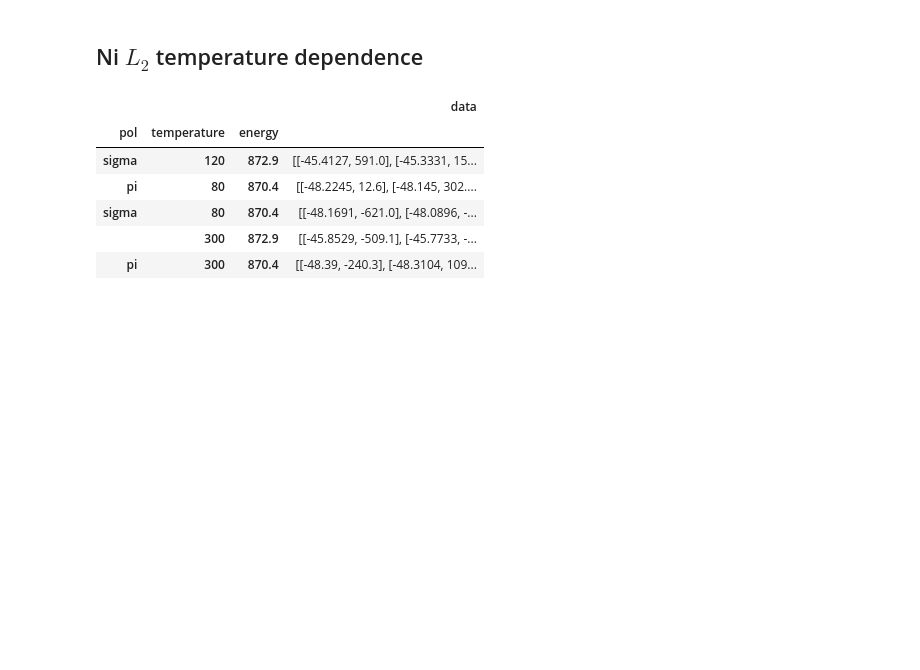
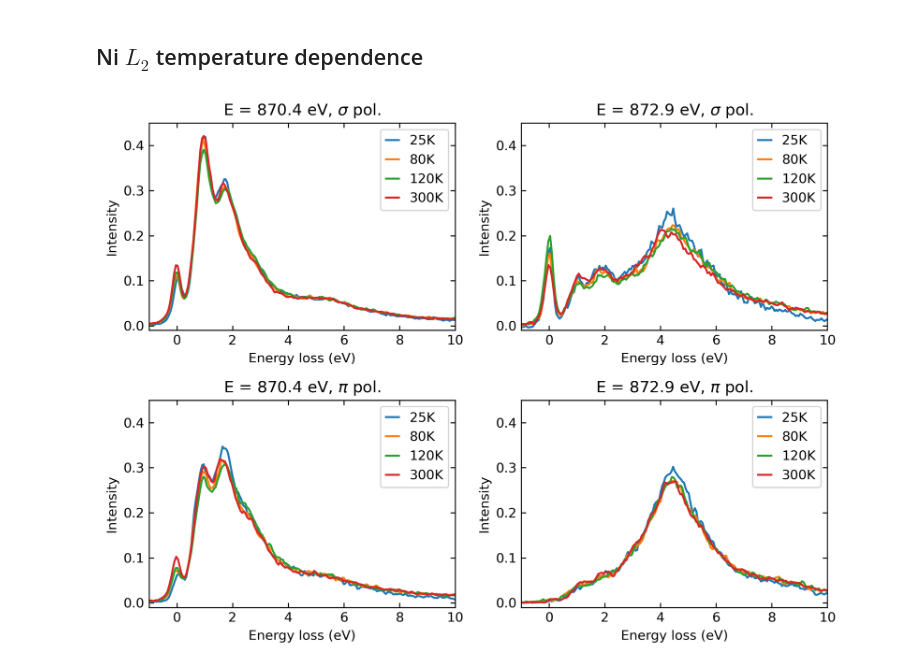
Before and after one commit to mpmdean/Fabbris2023resonant, a Jupyter notebook: plots_La4Ni3O8.ipynb, the cells around one changed output. Drawn from its saved outputs; the diff is of its cells as text; code cells hidden in the pictures; blank space fills up the shorter version.

```diff
--- a/plots_La4Ni3O8.ipynb
+++ b/plots_La4Ni3O8.ipynb
@@ -200,21 +201,37 @@ plt.tight_layout()
 [figure]
 # %% [markdown]
 ## Ni $L_2$ temperature dependence
-# %%
-fig, axs = plt.subplots(2, 2, figsize=(8, 6))
-
-pols = tdep["pol"].unique()
-temps = np.sort(tdep["temperature"].unique())
-eins = np.sort(tdep["energy"].unique())
-
-for tup, ax in
-# %%
-tdep.head()
-# %% [output]
-|  |  |  | data |
-| pol | temperature | energy |  |
-| sigma | 120 | 872.9 | [[-45.4127, 591.0], [-45.3331, 15... |
-| pi | 80 | 870.4 | [[-48.2245, 12.6], [-48.145, 302.... |
-| sigma | 80 | 870.4 | [[-48.1691, -621.0], [-48.0896, -... |
-|  | 300 | 872.9 | [[-45.8529, -509.1], [-45.7733, -... |
-| pi | 300 | 870.4 | [[-48.39, -240.3], [-48.3104, 109... |
+# %%
+fig, axs = plt.subplots(2, 2, figsize=(8, 6), dpi=300)
+
+pols = tdep.index.get_level_values("pol").unique()
+energies = np.sort(tdep.index.get_level_values("energy").unique())
+temperatures = np.sort(tdep.index.get_level_values("temperature").unique())
+
+for (pol, energy), ax in zip(product(pols, energies), axs.flatten()):
+    plt.sca(ax)
+    for temperature in temperatures:
+        if temperature < 302:
+            scan = tdep.loc[(pol, temperature, energy)]["data"]
+
+            index = (scan[:, 0] < -5) & (scan[:, 0] > -40)
+            bkg = np.poly1d(
+                np.polyfit(scan[index, 0], scan[index, 1], 1)
+            )(scan[:, 0])
+
+            index = (scan[:, 0] > 0.25) & (scan[:, 0] < 12)
+            norm = np.trapz(scan[index, 1] - bkg[index], scan[index, 0])
+            plt.plot(scan[:, 0], (scan[:, 1] - bkg)/norm, label=f"{temperature}K")
+
+    plt.legend(handlelength=1)
+    plt.xlim(-1, 10)
+    plt.tick_params(direction="in", top=True, right=True)
+    plt.ylim(-0.01, 0.45)
+    plt.ylabel("Intensity")
+    plt.xlabel("Energy loss (eV)")
+    plabel = r"$\sigma$ pol." if pol == "sigma" else r"$\pi$ pol."
+    plt.title(r"E = {} eV, {}".format(energy, plabel))
+
+plt.tight_layout()
+# %% [output]
+[figure, added]
```
Also changed, not shown: parts of 2 cells of this notebook, 1 other file.
